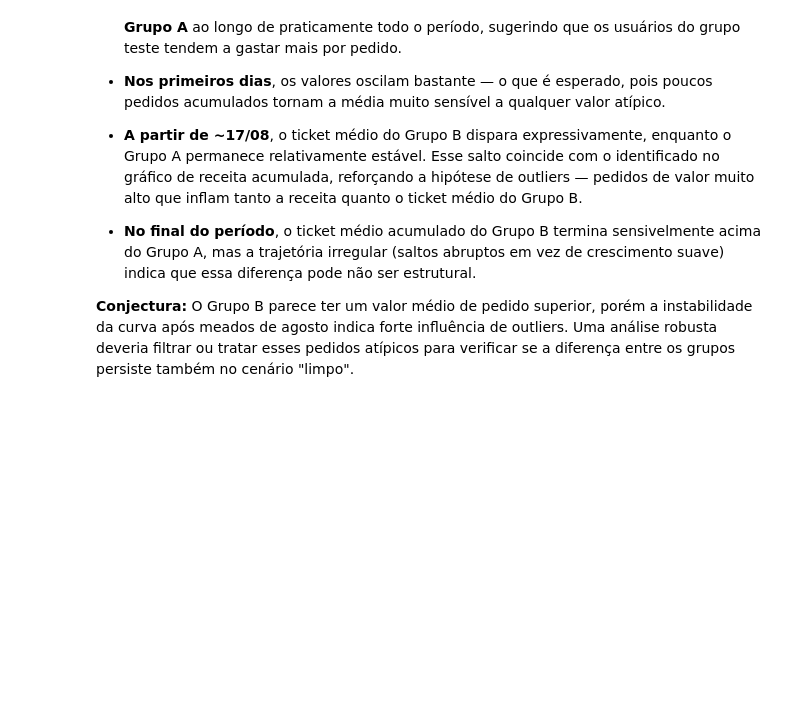
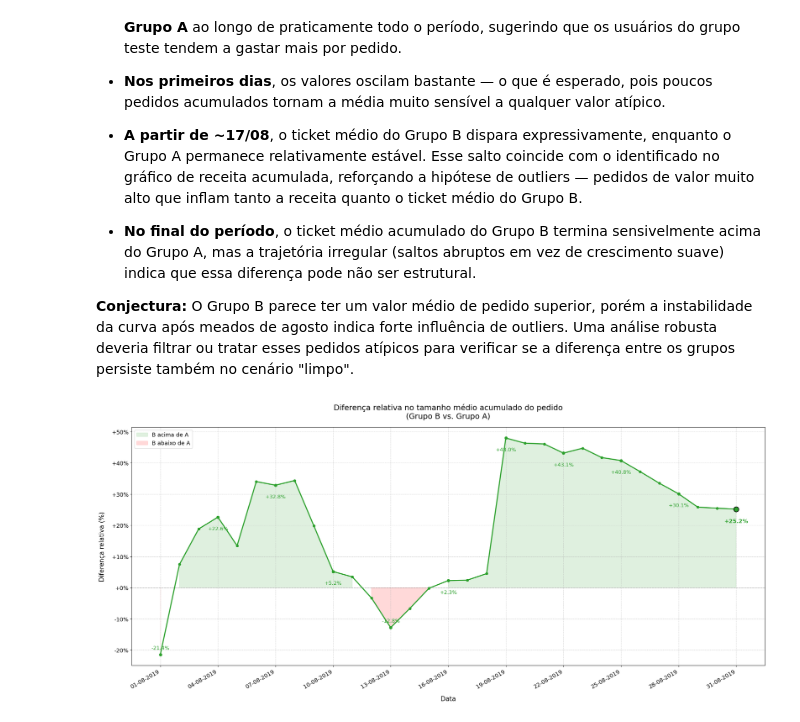
Before and after one commit to raimirsilva/Small-projects, a Jupyter notebook: Sprint-9-project/notebook/ABtests.ipynb, the cells around one changed output. Drawn from its saved outputs; the diff is of its cells as text; code cells hidden in the pictures; blank space fills up the shorter version.

Commit message:
third graph concluded

```diff
--- a/Sprint-9-project/notebook/ABtests.ipynb
+++ b/Sprint-9-project/notebook/ABtests.ipynb
@@ -434,3 +434,70 @@ plt.show()
 - **No final do período**, o ticket médio acumulado do Grupo B termina sensivelmente acima do Grupo A, mas a trajetória irregular (saltos abruptos em vez de crescimento suave) indica que essa diferença pode não ser estrutural.
 
 **Conjectura:** O Grupo B parece ter um valor médio de pedido superior, porém a instabilidade da curva após meados de agosto indica forte influência de outliers. Uma análise robusta deveria filtrar ou tratar esses pedidos atípicos para verificar se a diferença entre os grupos persiste também no cenário "limpo".
+# %%
+# Diferença relativa do ticket médio acumulado: (B - A) / A * 100
+relative_diff = (
+    (cumulative_avg_order['B'] - cumulative_avg_order['A'])
+    / cumulative_avg_order['A']
+    * 100
+)
+
+fig, ax = plt.subplots(figsize=(22, 10))
+
+ax.plot(relative_diff.index, relative_diff.values,
+        color='#2ca02c', linewidth=2.5, zorder=3)
+ax.scatter(relative_diff.index, relative_diff.values,
+           color='#2ca02c', s=30, zorder=4)
+
+# Linha de referência em 0%
+ax.axhline(0, color='gray', linewidth=1.2, linestyle='--', alpha=0.7)
+
+# Área positiva/negativa
+ax.fill_between(relative_diff.index, relative_diff.values, 0,
+                where=(relative_diff.values >= 0),
+                alpha=0.15, color='#2ca02c', label='B acima de A')
+ax.fill_between(relative_diff.index, relative_diff.values, 0,
+                where=(relative_diff.values < 0),
+                alpha=0.15, color='red', label='B abaixo de A')
+
+# Anotações nos pontos de destaque
+for d in highlight_dates:
+    val = relative_diff.loc[d]
+    is_last = (d == all_dates[-1])
+    offset = -22 if val >= 0 else 10
+
+    ax.scatter(d, val, color='#2ca02c',
+               s=140 if is_last else 55,
+               zorder=5,
+               edgecolors='black' if is_last else '#2ca02c',
+               linewidths=1.5 if is_last else 0)
+
+    ax.annotate(f'{val:+.1f}%',
+                xy=(d, val),
+                xytext=(0, offset),
+                textcoords='offset points',
+                fontsize=FONT - 1 if not is_last else FONT,
+                fontweight='bold' if is_last else 'normal',
+                color='#2ca02c',
+                ha='center',
+                va='top' if val >= 0 else 'bottom')
+
+# Eixo X
+ax.set_xticks(highlight_dates)
+ax.xaxis.set_major_formatter(mdates.DateFormatter('%d-%m-%Y'))
+plt.xticks(rotation=30, ha='right', fontsize=FONT)
+plt.yticks(fontsize=FONT)
+
+# Eixo Y
+ax.yaxis.set_major_formatter(ticker.FuncFormatter(lambda x, _: f'{x:+.0f}%'))
+
+ax.set_title('Diferença relativa no tamanho médio acumulado do pedido\n(Grupo B vs. Grupo A)',
+             pad=20, fontsize=FONT + 5)
+ax.set_xlabel('Data', labelpad=15, fontsize=FONT + 2)
+ax.set_ylabel('Diferença relativa (%)', labelpad=15, fontsize=FONT + 2)
+ax.legend(loc='upper left', fontsize=FONT)
+ax.grid(True, linestyle='--', alpha=0.6)
+plt.tight_layout()
+plt.show()
+# %% [output]
+[figure, added]
```
Also changed, not shown: parts of 1 cell of this notebook.
